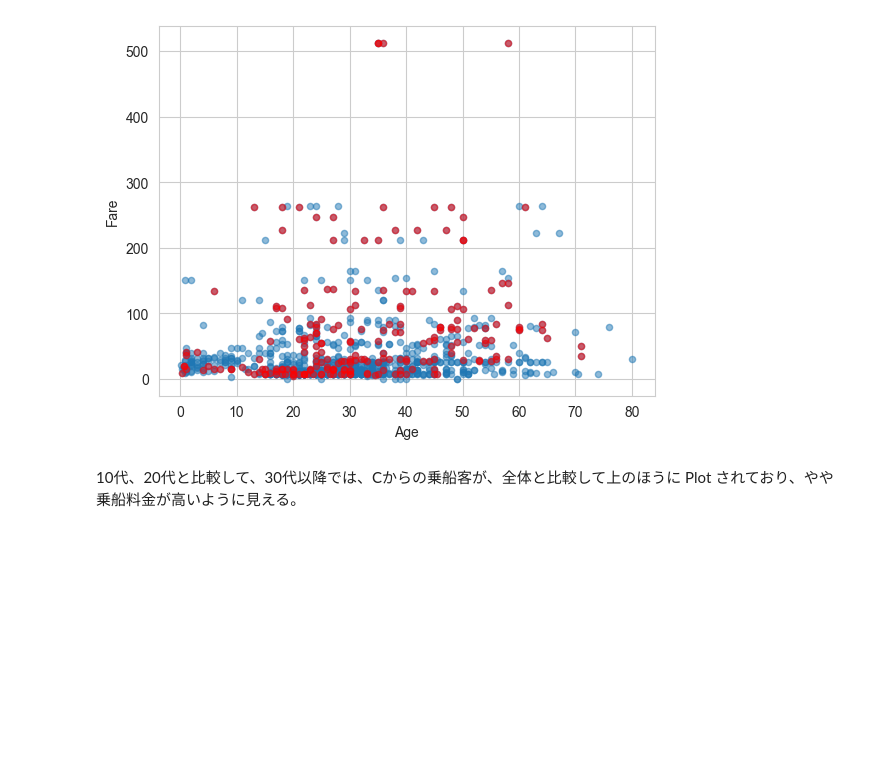
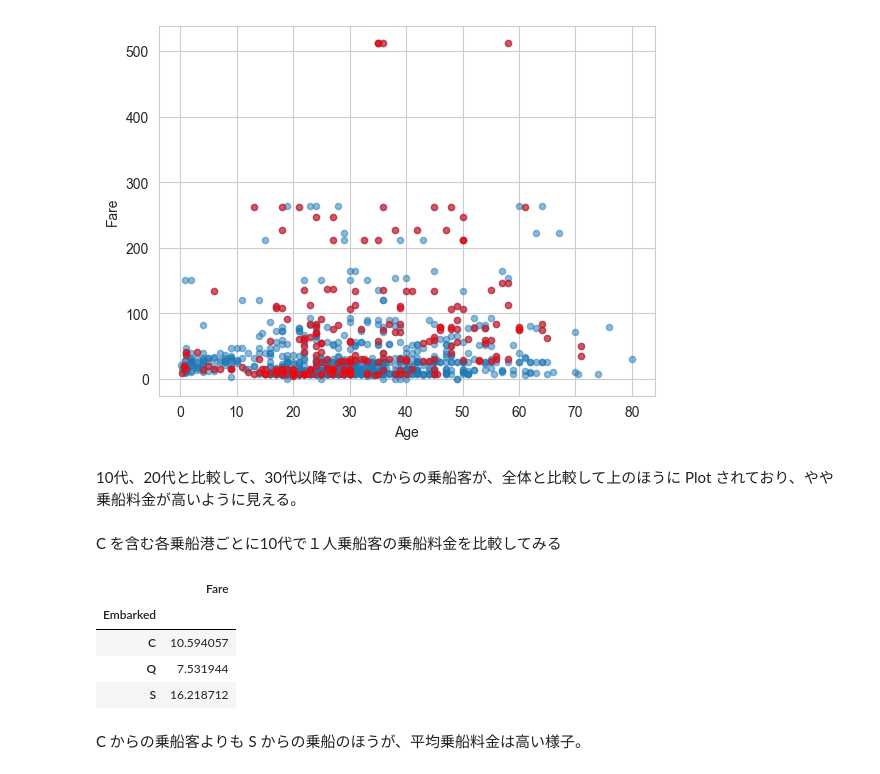
Before and after one commit to 1024xx4/kaggle_titanic, a Jupyter notebook: kaggle_titanic_another_view_point.ipynb, the cells around one changed output. Cells and saved outputs as stored; diff of their text form; code cells hidden in the pictures; blank space fills up the shorter version.

```diff
--- a/kaggle_titanic_another_view_point.ipynb
+++ b/kaggle_titanic_another_view_point.ipynb
@@ -303,3 +303,18 @@ C_all.plot.scatter(x="Age", y="Fare", color="red", alpha=0.5, ax=ax)
 [figure]
 # %% [markdown]
 10代、20代と比較して、30代以降では、Cからの乗船客が、全体と比較して上のほうに Plot されており、やや乗船料金が高いように見える。
+# %% [markdown]
+C を含む各乗船港ごとに10代で１人乗船客の乗船料金を比較してみる
+# %%
+df_all.loc[
+    (df_all["Age"] // 10 == 1)
+    & (df_all["family_num"] == 0)
+    ][["Embarked", "Fare"]].groupby("Embarked").mean()
+# %% [output]
+|  | Fare |
+| Embarked |  |
+| C | 10.594057 |
+| Q | 7.531944 |
+| S | 16.218712 |
+# %% [markdown]
+C からの乗船客よりも S からの乗船のほうが、平均乗船料金は高い様子。
```
